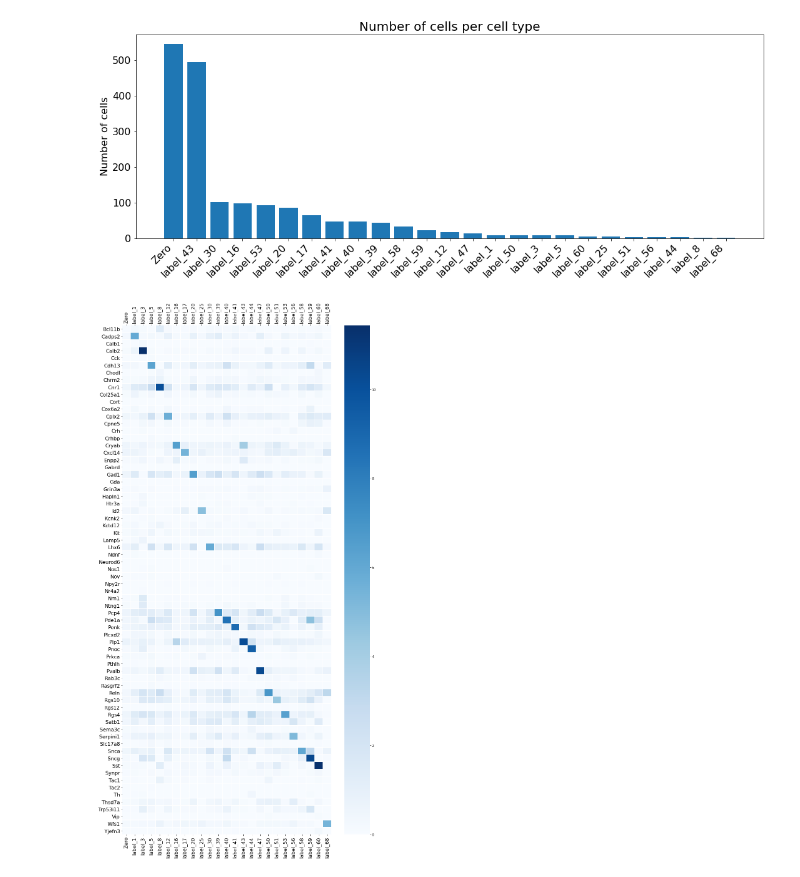
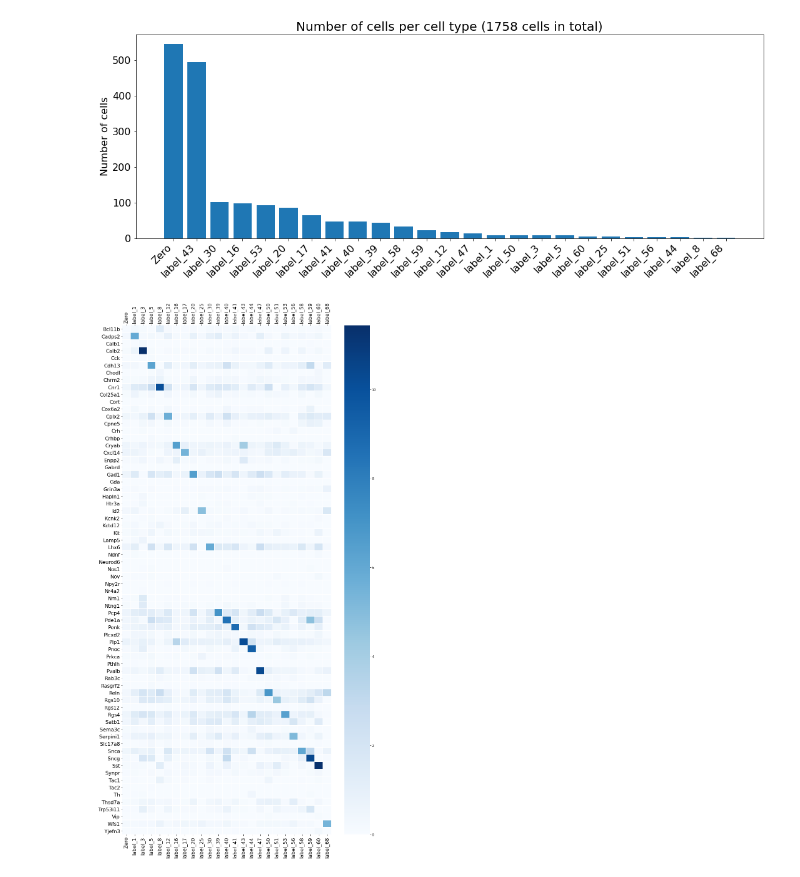
Before and after one commit to acycliq/septal_ellipsoids, a Jupyter notebook: dashboard/data/summary.ipynb, the cells around one changed output. Saved outputs shown, nothing was run; the diff lists cells and outputs as text; code cells hidden in the pictures.

```diff
--- a/dashboard/data/summary.ipynb
+++ b/dashboard/data/summary.ipynb
@@ -24,18 +24,18 @@ mylist = sorted(mylist)
 # %%
 fig, ax = plt.subplots(figsize=(18,6))
 
 co = collections.Counter(mylist)
 co = OrderedDict(co.most_common())
 plt.bar(range(len(co.keys())), list(co.values()), tick_label=list(co.keys()))
 
-plt.title('Number of cells per cell type',  fontsize=20)
+plt.title('Number of cells per cell type (Total num of cells: 1758 cells in total)',  fontsize=20)
 plt.ylabel('Number of cells', fontsize=16)
 ax.set_xticklabels(list(co.keys()), rotation = 45, ha="right")
 ax.tick_params(axis='both', which='major', labelsize=16)
 ax.tick_params(axis='both', which='minor', labelsize=8)
 plt.savefig('cells_per_type.png', bbox_inches = 'tight')
 # %% [output]
-[figure, old version]
+[figure, new version]
 # %%
 mylist = []
 for index, row in cellData.iterrows():
```
Also changed, not shown: parts of 2 cells of this notebook, 1 other file.
